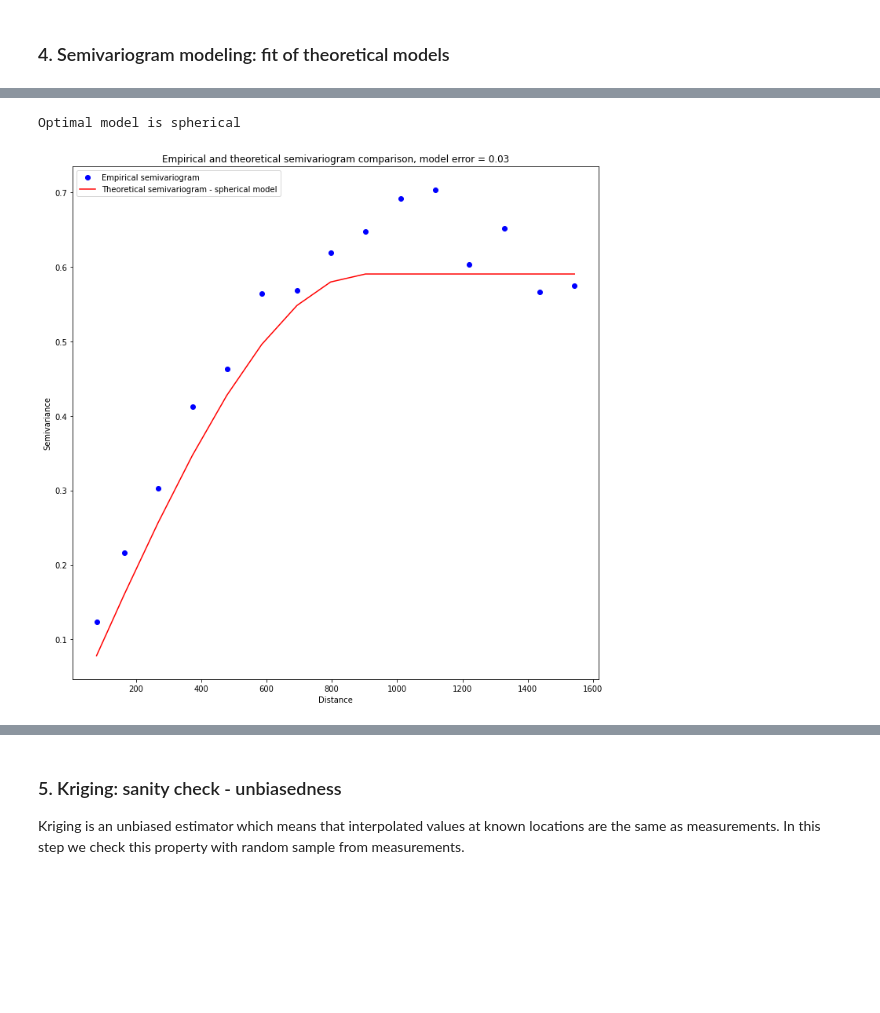
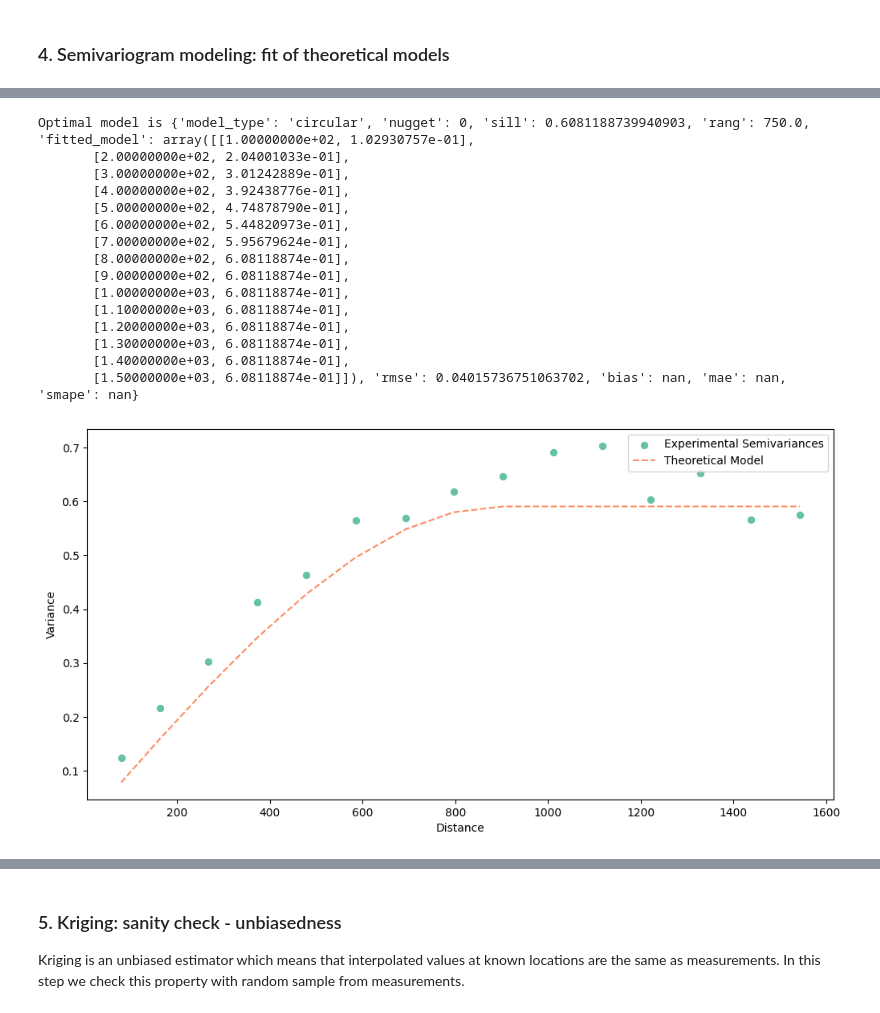
Before and after one commit to SimonMolinsky/pyinterpolate-paper, a Jupyter notebook: paper-examples/example-gstat-comparison/Ordinary Kriging of Meuse dataset.ipynb, the cells around one changed output, grey strips where cells are left out. Cells and saved outputs as stored; diff of their text form; code cells hidden in the pictures; blank space fills up the shorter version.

```diff
--- a/paper-examples/example-gstat-comparison/Ordinary Kriging of Meuse dataset.ipynb
+++ b/paper-examples/example-gstat-comparison/Ordinary Kriging of Meuse dataset.ipynb
@@ -113,9 +126,9 @@ plt.show()
 # %%
 # Based on the gstat
 
-number_of_rngs = 64
-
-theo_gstat = TheoreticalSemivariogram(points_array=df.values, empirical_semivariance=gstat_variogram)
-theo_gstat.fit_semivariance('spherical', number_of_rngs)
-
-gstat_params = pd.read_csv('theoretical_model_gstat.csv')
+theo_gstat = TheoreticalVariogram()
+theo_gstat.experimental_array = gstat_variogram
+theo_gstat.fit(experimental_variogram=gstat_variogram,
+               model_type='spherical',
+               sill=gstat_params[gstat_params['model'] == 'Sph']['psill'].values[0],
+               rang=gstat_params[gstat_params['model'] == 'Sph']['range'].values[0])
@@ -122,21 +155,31 @@ gstat_params = pd.read_csv('theoretical_model_gstat.csv')
-# %%
-theo_gstat.sill = gstat_params[gstat_params['model'] == 'Sph']['psill'].values[0]
-theo_gstat.range = gstat_params[gstat_params['model'] == 'Sph']['range'].values[0]
 # %%
 # Based on the pyinterpolate
 
-theo_pyint = TheoreticalSemivariogram(points_array=df.values, empirical_semivariance=pyint_variogram)
-opt_pyint = theo_pyint.find_optimal_model(number_of_ranges=number_of_rngs,
-                                          number_of_sill_ranges=number_of_rngs)
+theo_pyint = TheoreticalVariogram()
+opt_pyint = theo_pyint.autofit(pyint_variogram)
 print(f'Optimal model is {opt_pyint}')
 # %% [output]
-Optimal model is spherical
+Optimal model is {'model_type': 'circular', 'nugget': 0, 'sill': 0.6081188739940903, 'rang': 750.0, 'fitted_model': array([[1.00000000e+02, 1.02930757e-01],
+       [2.00000000e+02, 2.04001033e-01],
+       [3.00000000e+02, 3.01242889e-01],
+       [4.00000000e+02, 3.92438776e-01],
+       [5.00000000e+02, 4.74878790e-01],
+       [6.00000000e+02, 5.44820973e-01],
+       [7.00000000e+02, 5.95679624e-01],
+       [8.00000000e+02, 6.08118874e-01],
+       [9.00000000e+02, 6.08118874e-01],
+       [1.00000000e+03, 6.08118874e-01],
+       [1.10000000e+03, 6.08118874e-01],
+       [1.20000000e+03, 6.08118874e-01],
+       [1.30000000e+03, 6.08118874e-01],
+       [1.40000000e+03, 6.08118874e-01],
+       [1.50000000e+03, 6.08118874e-01]]), 'rmse': 0.04015736751063702, 'bias': nan, 'mae': nan, 'smape': nan}
 # %%
 # Show gstat semivariogram
 
-theo_gstat.show_semivariogram()
+theo_gstat.plot()
 # %% [output]
-[figure, old version]
+[figure, new version]
 # %%
 # Show pyinterpolate semivariogram
 
```
Also changed, not shown: parts of 22 cells of this notebook, 4 other files.
